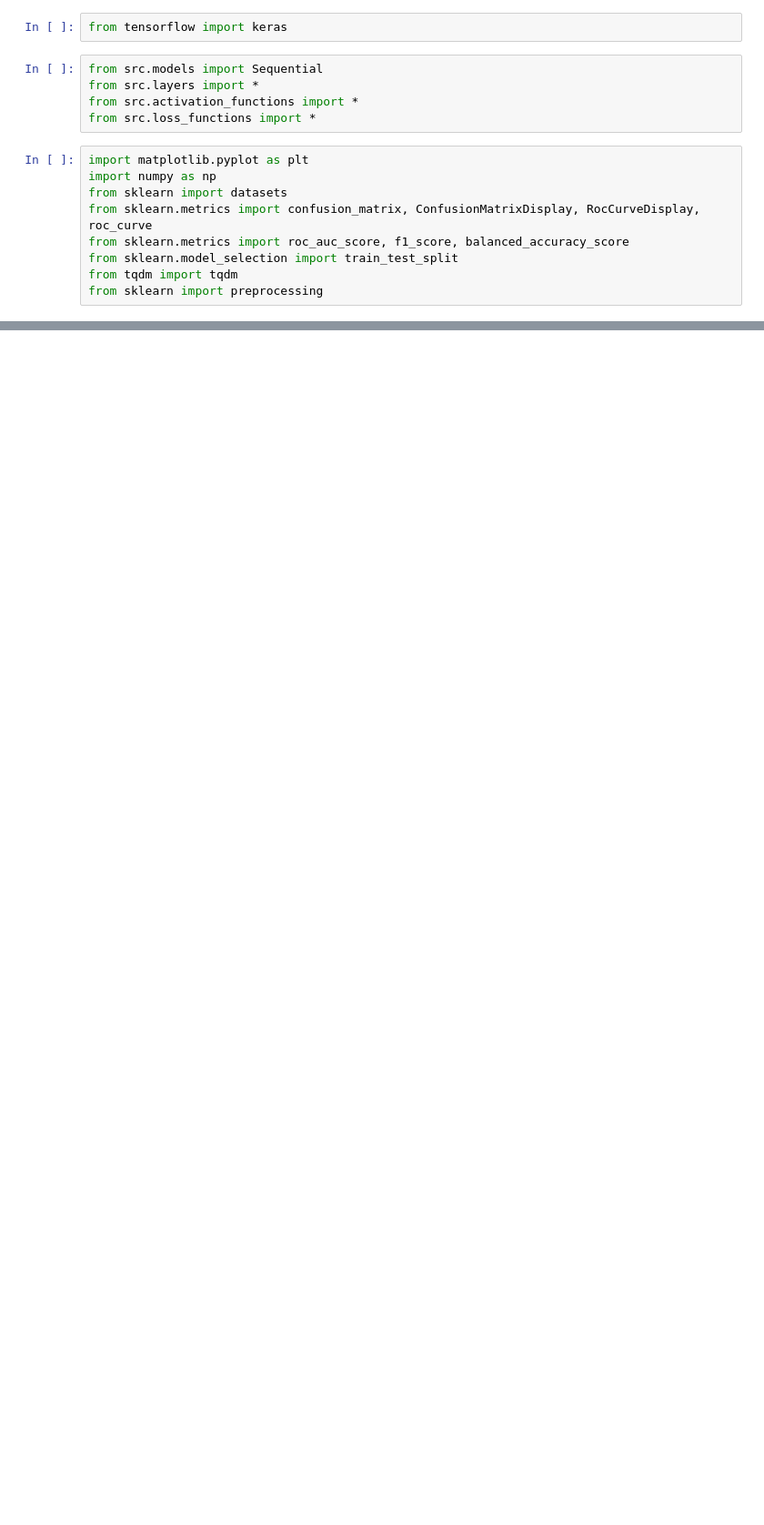
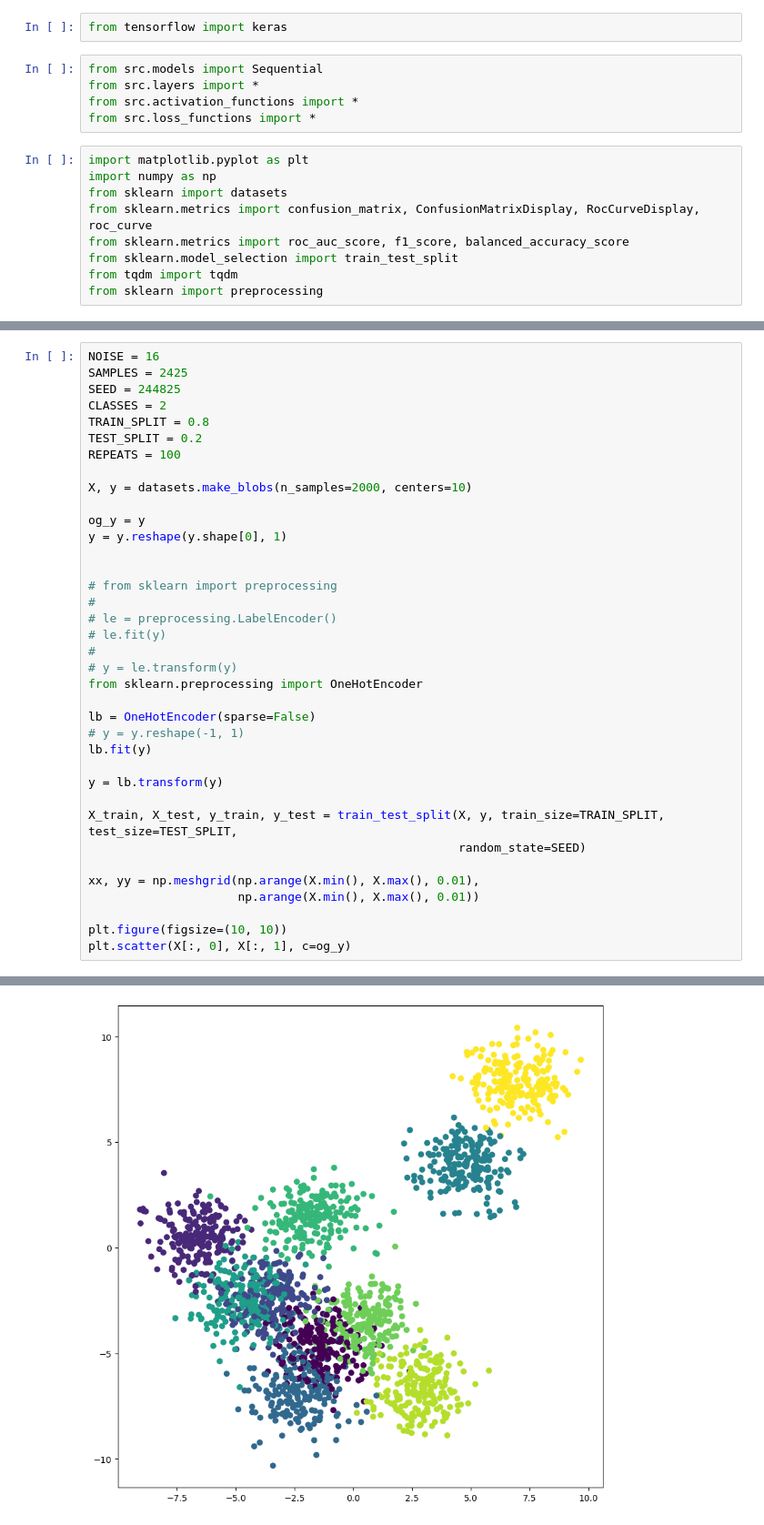
Before and after one commit to jakub-kowalik/neural_network_from_scratch, a Jupyter notebook: networks_tests.ipynb, the cells around one changed output, grey strips where cells are left out. Shown at 91% size. Drawn from its saved outputs; the diff is of its cells as text; blank space fills up the shorter version.

```diff
--- a/networks_tests.ipynb
+++ b/networks_tests.ipynb
@@ -22,0 +17,38 @@ out1.weights = np.asarray([[0.7], [0.9], [-0.4]])
+# %%
+NOISE = 16
+SAMPLES = 2425
+SEED = 244825
+CLASSES = 2
+TRAIN_SPLIT = 0.8
+TEST_SPLIT = 0.2
+REPEATS = 100
+
+X, y = datasets.make_blobs(n_samples=2000, centers=10)
+
+og_y = y
+y = y.reshape(y.shape[0], 1)
+
+
+# from sklearn import preprocessing
+#
+# le = preprocessing.LabelEncoder()
+# le.fit(y)
+#
+# y = le.transform(y)
+from sklearn.preprocessing import OneHotEncoder
+
+lb = OneHotEncoder(sparse=False)
+# y = y.reshape(-1, 1)
+lb.fit(y)
+
+y = lb.transform(y)
+
+X_train, X_test, y_train, y_test = train_test_split(X, y, train_size=TRAIN_SPLIT, test_size=TEST_SPLIT,
+                                                    random_state=SEED)
+
+xx, yy = np.meshgrid(np.arange(X.min(), X.max(), 0.01),
+                     np.arange(X.min(), X.max(), 0.01))
+
+plt.figure(figsize=(10, 10))
+plt.scatter(X[:, 0], X[:, 1], c=og_y)
+# %% [output]
@@ -22,0 +56 @@ out1.weights = np.asarray([[0.7], [0.9], [-0.4]])
+[figure, added]
```
Also changed, not shown: parts of 23 cells of this notebook, 5 other files.
